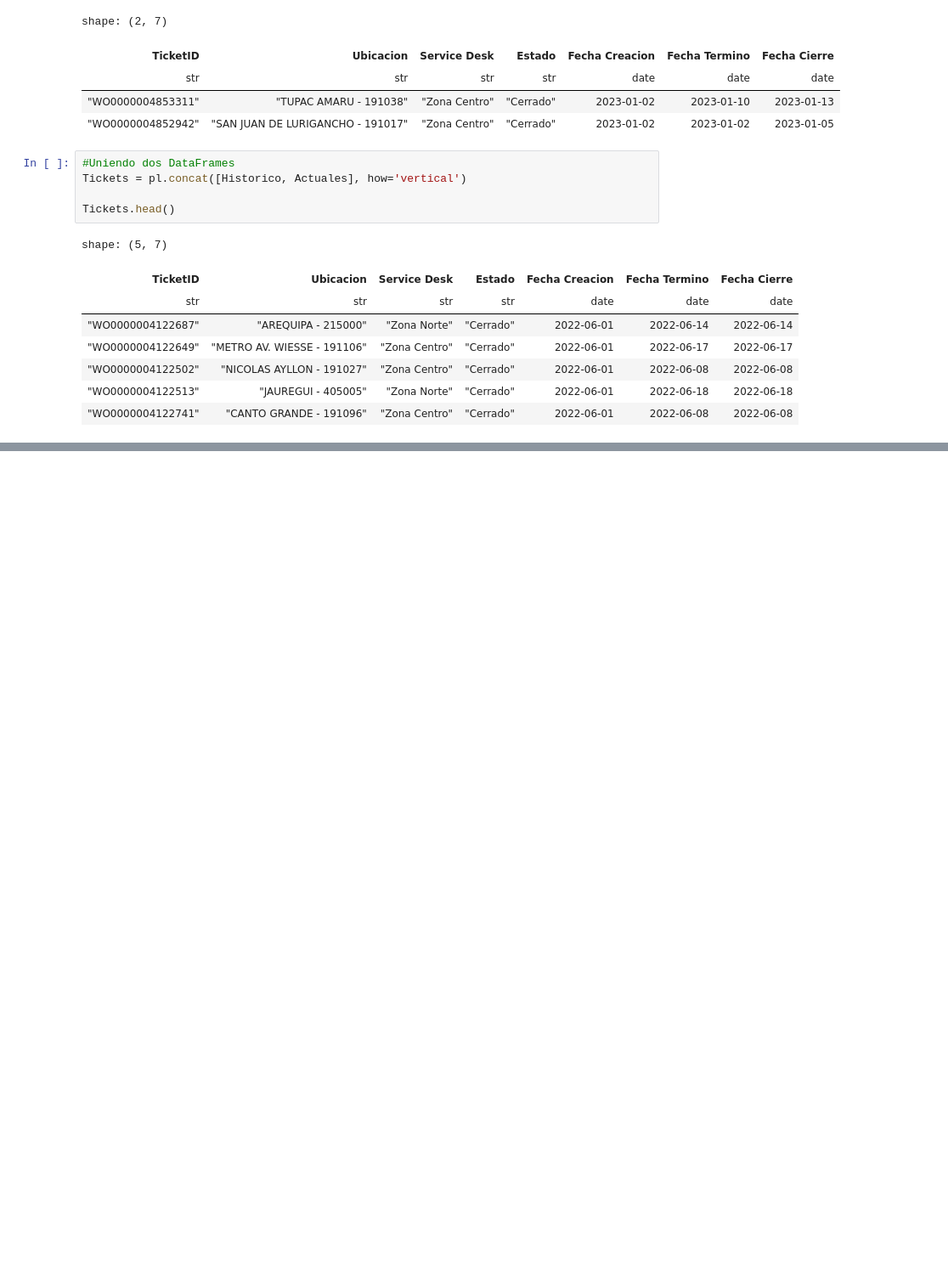
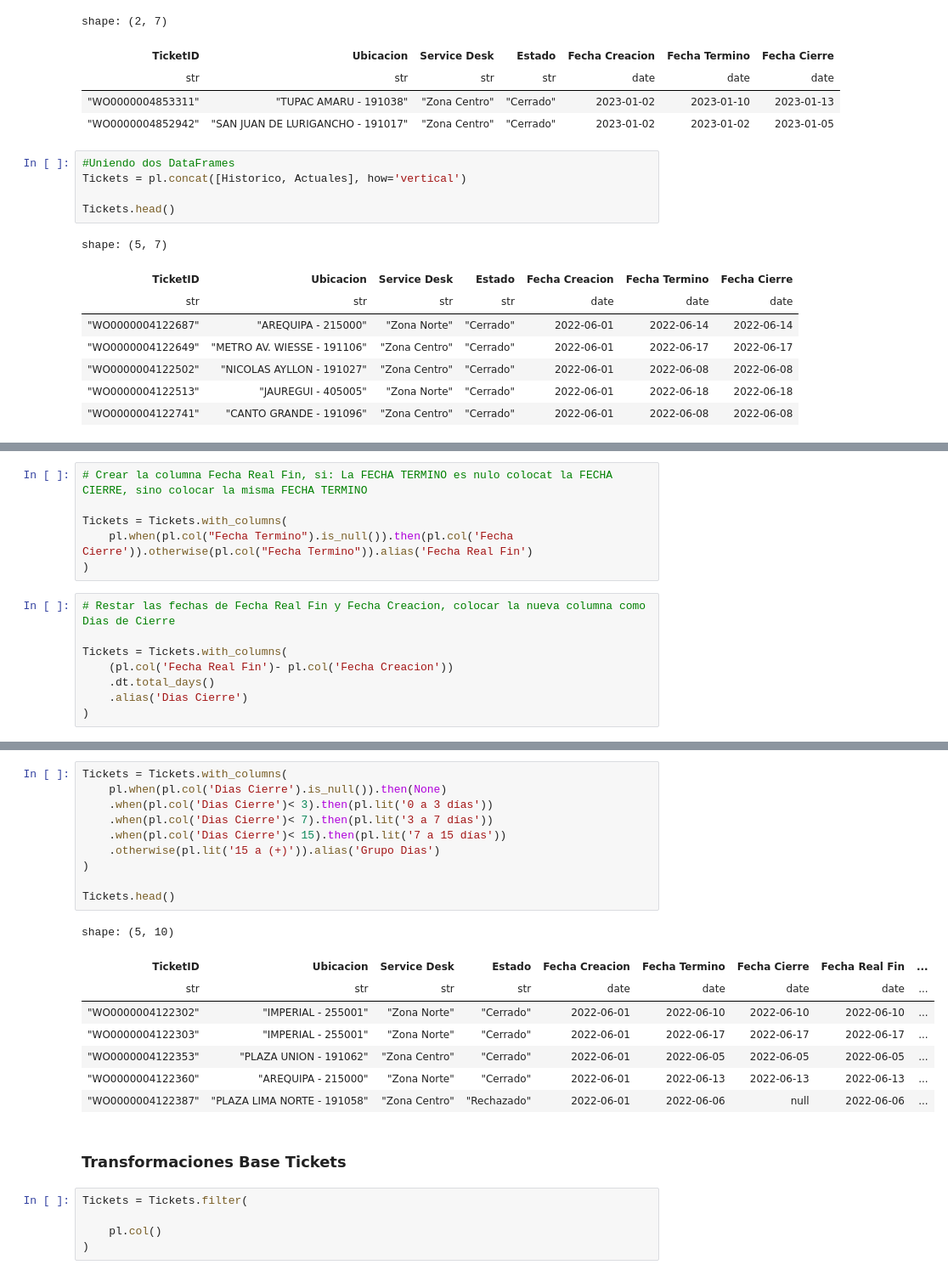
Before and after one commit to donh1t0/Python-for-ETL-E2, a Jupyter notebook: Proceso_ETL.ipynb, the cells around one changed output, grey strips where cells are left out. Shown at 85% size. Saved outputs shown, nothing was run; the diff lists cells and outputs as text; blank space fills up the shorter version.

```diff
--- a/Proceso_ETL.ipynb
+++ b/Proceso_ETL.ipynb
@@ -190,0 +261,14 @@ shape: (5, 7)
+# %%
+# Crear la columna Fecha Real Fin, si: La FECHA TERMINO es nulo colocat la FECHA CIERRE, sino colocar la misma FECHA TERMINO
+
+Tickets = Tickets.with_columns(
+    pl.when(pl.col("Fecha Termino").is_null()).then(pl.col('Fecha Cierre')).otherwise(pl.col("Fecha Termino")).alias('Fecha Real Fin')
+)
+# %%
+# Restar las fechas de Fecha Real Fin y Fecha Creacion, colocar la nueva columna como Dias de Cierre
+
+Tickets = Tickets.with_columns(
+    (pl.col('Fecha Real Fin')- pl.col('Fecha Creacion'))
+    .dt.total_days()
+    .alias('Dias Cierre')
+)
@@ -190,0 +281,26 @@ shape: (5, 7)
+# %%
+Tickets = Tickets.with_columns(
+    pl.when(pl.col('Dias Cierre').is_null()).then(None)
+    .when(pl.col('Dias Cierre')< 3).then(pl.lit('0 a 3 días'))
+    .when(pl.col('Dias Cierre')< 7).then(pl.lit('3 a 7 días'))
+    .when(pl.col('Dias Cierre')< 15).then(pl.lit('7 a 15 días'))
+    .otherwise(pl.lit('15 a (+)')).alias('Grupo Dias')
+)
+
+Tickets.head()
+# %% [output]
+shape: (5, 10)
+| TicketID | Ubicacion | Service Desk | Estado | Fecha Creacion | Fecha Termino | Fecha Cierre | Fecha Real Fin | ... |
+| str | str | str | str | date | date | date | date | ... |
+| "WO0000004122302" | "IMPERIAL - 255001" | "Zona Norte" | "Cerrado" | 2022-06-01 | 2022-06-10 | 2022-06-10 | 2022-06-10 | ... |
+| "WO0000004122303" | "IMPERIAL - 255001" | "Zona Norte" | "Cerrado" | 2022-06-01 | 2022-06-17 | 2022-06-17 | 2022-06-17 | ... |
+| "WO0000004122353" | "PLAZA UNION - 191062" | "Zona Centro" | "Cerrado" | 2022-06-01 | 2022-06-05 | 2022-06-05 | 2022-06-05 | ... |
+| "WO0000004122360" | "AREQUIPA - 215000" | "Zona Norte" | "Cerrado" | 2022-06-01 | 2022-06-13 | 2022-06-13 | 2022-06-13 | ... |
+| "WO0000004122387" | "PLAZA LIMA NORTE - 191058" | "Zona Centro" | "Rechazado" | 2022-06-01 | 2022-06-06 | null | 2022-06-06 | ... |
+# %% [markdown]
+### Transformaciones Base Tickets
+# %%
+Tickets = Tickets.filter(
+
+    pl.col()
+)
```
Also changed, not shown: parts of 11 cells of this notebook.
